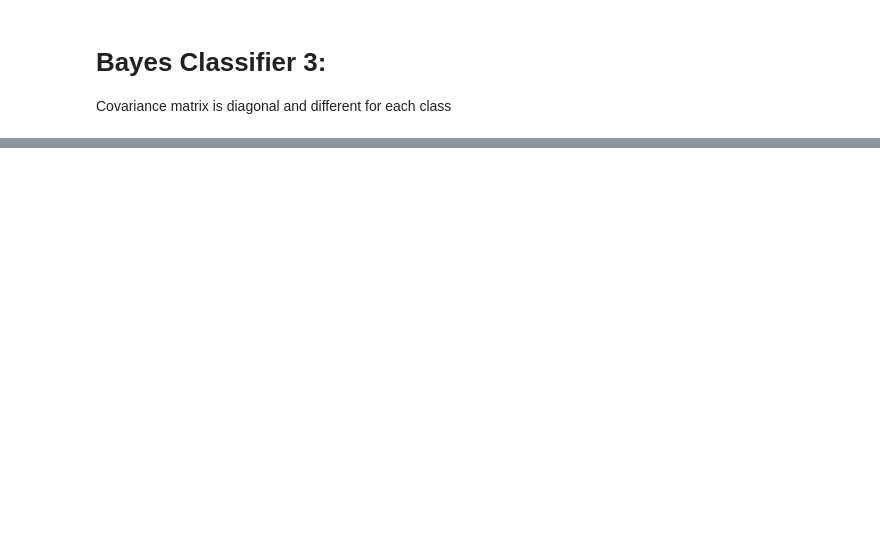
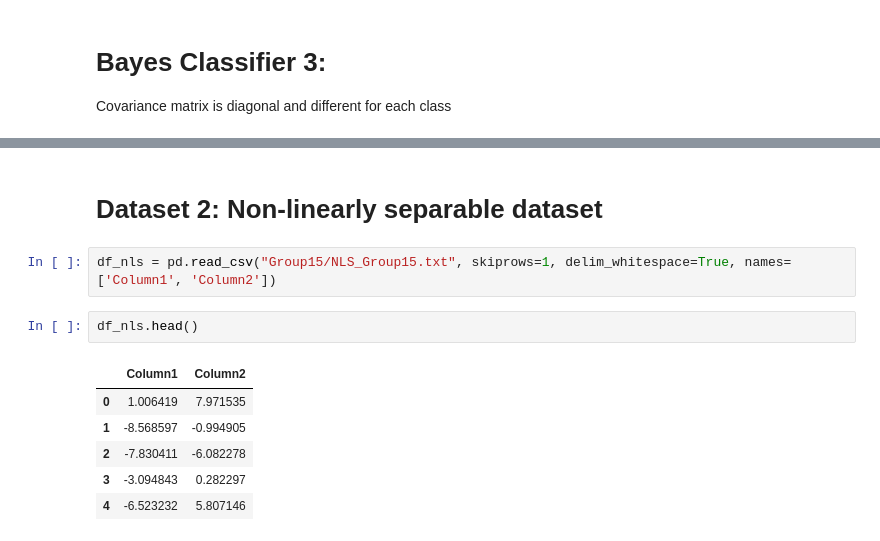
Before and after one commit to SiddharthYadav-v/CS669_Pattern_Recognition, a Jupyter notebook: assignment 1/code.ipynb, the cells around one changed output, grey strips where cells are left out. Drawn from its saved outputs; the diff is of its cells as text; blank space fills up the shorter version.

```diff
--- a/assignment 1/code.ipynb
+++ b/assignment 1/code.ipynb
@@ -339,0 +324,13 @@ plot_boundaries(bc3, X_test, y_test)
+# %% [markdown]
+# Dataset 2: Non-linearly separable dataset
+# %%
+df_nls = pd.read_csv("Group15/NLS_Group15.txt", skiprows=1, delim_whitespace=True, names=['Column1', 'Column2'])
+# %%
+df_nls.head()
+# %% [output]
+|  | Column1 | Column2 |
+| 0 | 1.006419 | 7.971535 |
+| 1 | -8.568597 | -0.994905 |
+| 2 | -7.830411 | -6.082278 |
+| 3 | -3.094843 | 0.282297 |
+| 4 | -6.523232 | 5.807146 |
```
Also changed, not shown: parts of 45 cells of this notebook, 1 other file.
